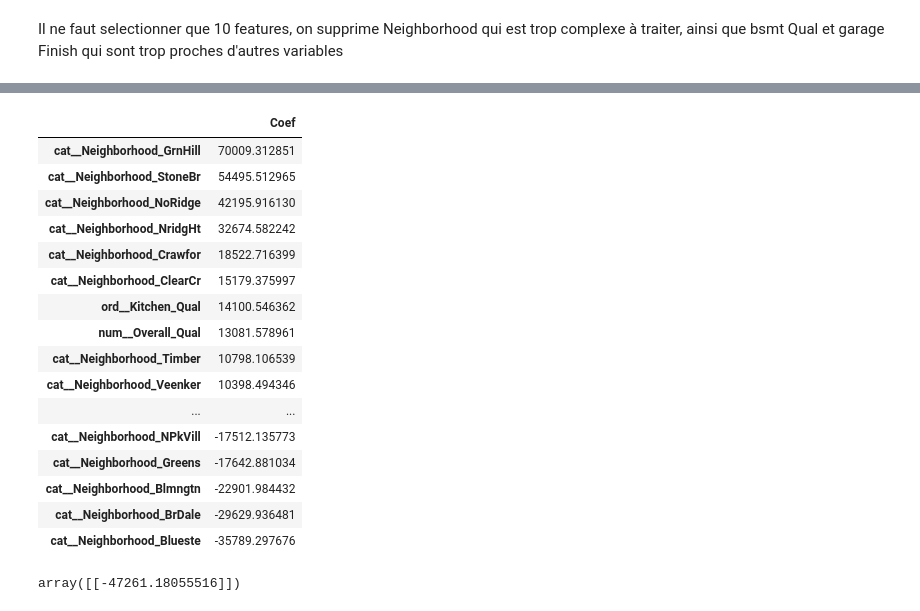
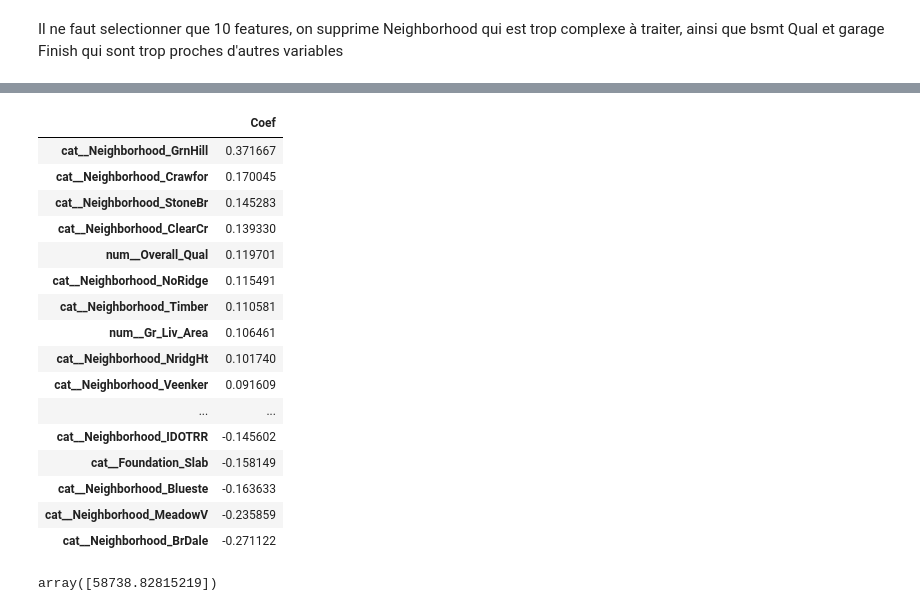
Before and after one commit to StevenDelval/E2_P3, a Jupyter notebook: analyse_model/model_ameliore.ipynb, the cells around one changed output, grey strips where cells are left out. Cells and saved outputs as stored; diff of their text form; code cells hidden in the pictures.

Commit message:
feat: Model lasso +learning curve

```diff
--- a/analyse_model/model_ameliore.ipynb
+++ b/analyse_model/model_ameliore.ipynb
@@ -45,6 +56,6 @@ X.columns = ['Year_Built', 'Total_Bsmt_SF', '1st_Flr_SF', 'Gr_Liv_Area','Garage_
 # %%
 from sklearn.model_selection import train_test_split
-X_train, X_test, y_train, y_test = train_test_split(X, y, test_size=0.2, random_state=42)
+X_train, X_test, y_train, y_test = train_test_split(X, y, test_size=0.2,stratify=X["Neighborhood"] ,random_state=42)
 # %%
 numeric_transformer = SimpleImputer()
 
@@ -72,12 +92,15 @@ categorical_transformer = OneHotEncoder()
 # %%
-numeric_features = ["Year_Built", "Total_Bsmt_SF", "1st_Flr_SF", "Gr_Liv_Area", "Garage_Area", "Overall_Qual", "Full_Bath"]
+numeric_features = [ "Gr_Liv_Area",  "1st_Flr_SF", "Overall_Qual","Garage_Area","Year_Built", "Full_Bath"]
+numeric_features_poly = []
+
 ordinal_features = [ "Exter_Qual",  "Kitchen_Qual"]
-cat_feature = ["Neighborhood"]
+cat_feature = [ "Foundation","Neighborhood"]
 
 preprocessor = ColumnTransformer(
     transformers=[
         ('num', numeric_transformer, numeric_features),
+        ('num_poly', numeric_transformer_poly, numeric_features_poly),
         ('ord', ordinal_transformer, ordinal_features),
-        ('cat', categorical_transformer, cat_feature)
+        ('cat', categorical_transformer, cat_feature),
     ]
 )
@@ -110,0 +107,15 @@ Pipeline(steps=[('preprocessor',
+# %%
+reg = Lasso(alpha=0.1,random_state=42)
+# %%
+pipe = Pipeline([
+     ('preprocessor', preprocessor),
+     ('reg', reg)
+])
+
+parameters = {"reg__alpha":np.linspace(0.000001,0.0001,100)}
+grid_src = GridSearchCV(estimator=pipe, param_grid=parameters,scoring=mean_absolute_error,cv=5,n_jobs=-1)
+grid_src.fit(X_train, y_train)
+
+pipe.set_params(**grid_src.best_params_)
+print(grid_src.best_params_)
+best=grid_src.best_params_
@@ -164,21 +208,21 @@ La valeur de l'intercept est : -554673.7178723412
 # %%
-pd.DataFrame(dict(zip(pipe[:-1].get_feature_names_out(), pipe[-1].coef_[0])),index=["Coef"]).T.sort_values(by="Coef",ascending=False)
+pd.DataFrame(dict(zip(pipe[:-1].get_feature_names_out(), pipe[-1].coef_)),index=["Coef"]).T.sort_values(by="Coef",ascending=False)
 # %% [output]
 |  | Coef |
-| cat__Neighborhood_GrnHill | 70009.312851 |
-| cat__Neighborhood_StoneBr | 54495.512965 |
-| cat__Neighborhood_NoRidge | 42195.916130 |
-| cat__Neighborhood_NridgHt | 32674.582242 |
-| cat__Neighborhood_Crawfor | 18522.716399 |
-| cat__Neighborhood_ClearCr | 15179.375997 |
-| ord__Kitchen_Qual | 14100.546362 |
-| num__Overall_Qual | 13081.578961 |
-| cat__Neighborhood_Timber | 10798.106539 |
-| cat__Neighborhood_Veenker | 10398.494346 |
+| cat__Neighborhood_GrnHill | 0.371667 |
+| cat__Neighborhood_Crawfor | 0.170045 |
+| cat__Neighborhood_StoneBr | 0.145283 |
+| cat__Neighborhood_ClearCr | 0.139330 |
+| num__Overall_Qual | 0.119701 |
+| cat__Neighborhood_NoRidge | 0.115491 |
+| cat__Neighborhood_Timber | 0.110581 |
+| num__Gr_Liv_Area | 0.106461 |
+| cat__Neighborhood_NridgHt | 0.101740 |
+| cat__Neighborhood_Veenker | 0.091609 |
 | ... | ... |
-| cat__Neighborhood_NPkVill | -17512.135773 |
-| cat__Neighborhood_Greens | -17642.881034 |
-| cat__Neighborhood_Blmngtn | -22901.984432 |
-| cat__Neighborhood_BrDale | -29629.936481 |
-| cat__Neighborhood_Blueste | -35789.297676 |
+| cat__Neighborhood_IDOTRR | -0.145602 |
+| cat__Foundation_Slab | -0.158149 |
+| cat__Neighborhood_Blueste | -0.163633 |
+| cat__Neighborhood_MeadowV | -0.235859 |
+| cat__Neighborhood_BrDale | -0.271122 |
 # %%
@@ -186,4 +231,4 @@ dico = {'Year_Built': 2000, 'Total_Bsmt_SF': 1, '1st_Flr_SF': 1, 'Gr_Liv_Area':
 # %%
-pipe.predict(pd.DataFrame(dico,index=[0]))
+np.exp(pipe.predict(pd.DataFrame(dico,index=[0])))
 # %% [output]
-array([[-47261.18055516]])
+array([58738.82815219])
```
Also changed, not shown: parts of 18 cells of this notebook.
